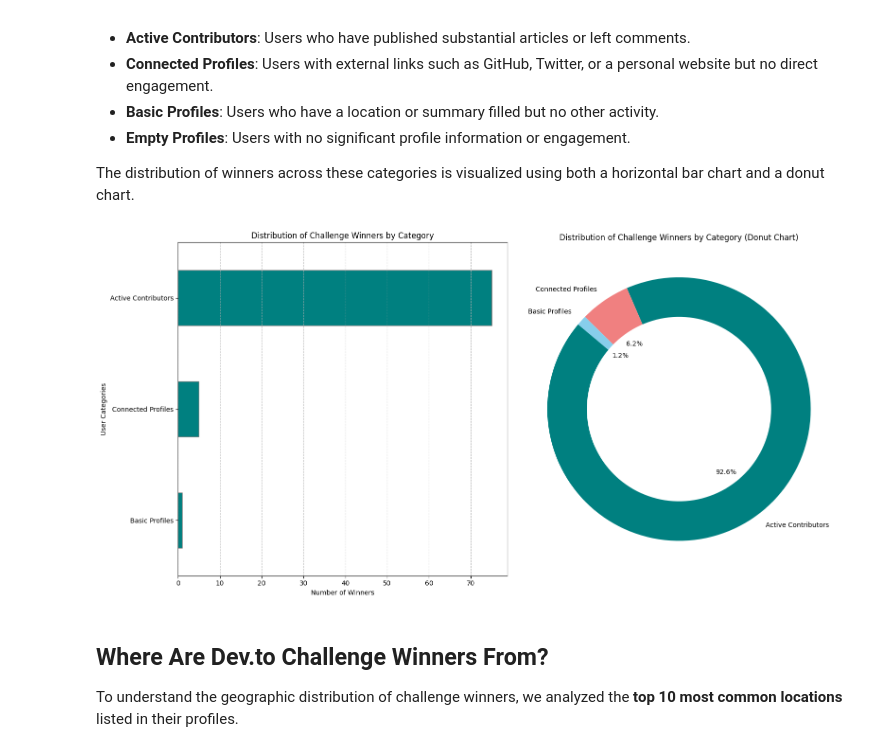
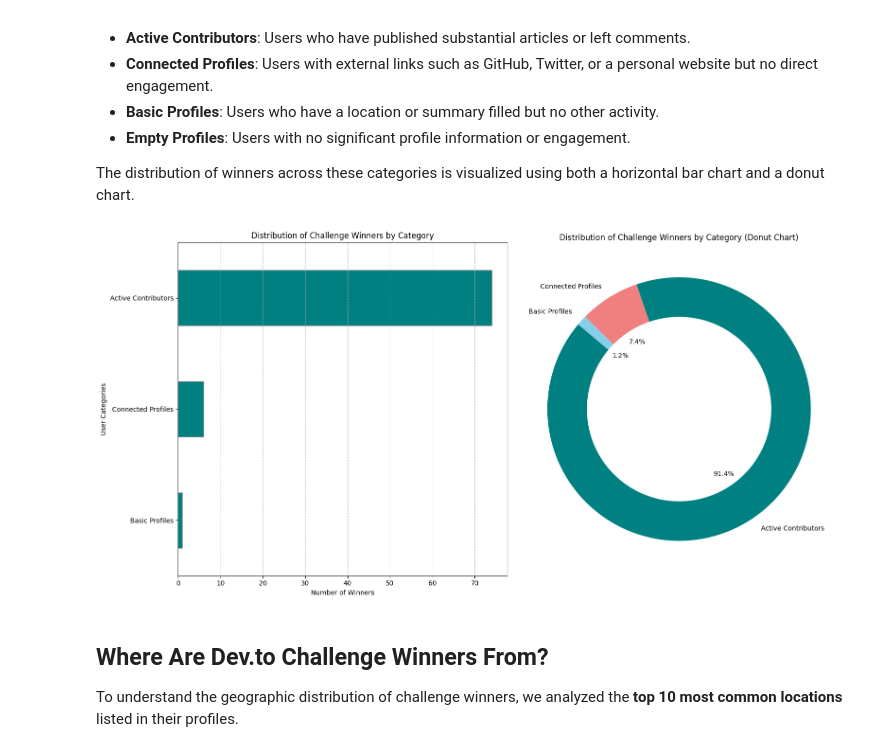
Before and after one commit to olgazju/blog_dev_to_audience_analyzer, a Jupyter notebook: dev-to-challenges.ipynb, the cells around one changed output. Drawn from its saved outputs; the diff is of its cells as text; code cells hidden in the pictures.

```diff
--- a/dev-to-challenges.ipynb
+++ b/dev-to-challenges.ipynb
@@ -276,9 +282,9 @@ filtered_winners_data["article_count"] = filtered_winners_data["article_titles"]
 # Define user categories
 filtered_winners_data["category"] = "Empty Profiles"  # Default category
 
-# Active Contributors: Users with articles (reading time > 1) more than 1 or comments
+# Active Contributors: Users with articles (reading time > 1) more than 2 or comments
 filtered_winners_data.loc[
-    (filtered_winners_data["article_count"] > 1) | (filtered_winners_data["comments_count"] > 0),
+    (filtered_winners_data["article_count"] > 1) | (filtered_winners_data["comments_count"] > 2),
     "category"
 ] = "Active Contributors"
 
@@ -291,34 +297,34 @@ filtered_winners_data.loc[
 
 # Basic Profiles: Users with minimal information (location or summary)
 filtered_winners_data.loc[
     (filtered_winners_data[["location", "summary"]].notna().any(axis=1)) &
     (filtered_winners_data["category"] == "Empty Profiles"),
     "category"
 ] = "Basic Profiles"
 
 # Count users in each category
 category_counts = filtered_winners_data["category"].value_counts()
 
 # Create visualizations
 fig, (ax1, ax2) = plt.subplots(1, 2, figsize=(16, 8))
 
 # Horizontal bar chart
 category_counts.plot(kind="barh", color="teal", edgecolor="gray", ax=ax1)
 ax1.set_xlabel("Number of Winners")
 ax1.set_ylabel("User Categories")
 ax1.set_title("Distribution of Challenge Winners by Category")
 ax1.invert_yaxis()
 ax1.grid(axis="x", linestyle="--", alpha=0.7)
 
 # Donut chart
 ax2.pie(category_counts, labels=category_counts.index, autopct="%1.1f%%", startangle=140,
         wedgeprops={"width": 0.3}, colors=["teal", "lightcoral", "skyblue", "orange"])
 ax2.set_title("Distribution of Challenge Winners by Category (Donut Chart)")
 
 plt.tight_layout()
 plt.show()
 # %% [output]
-[figure, old version]
+[figure, new version]
 # %% [markdown]
 ## Where Are Dev.to Challenge Winners From?
 
```
Also changed, not shown: parts of 19 cells of this notebook.
